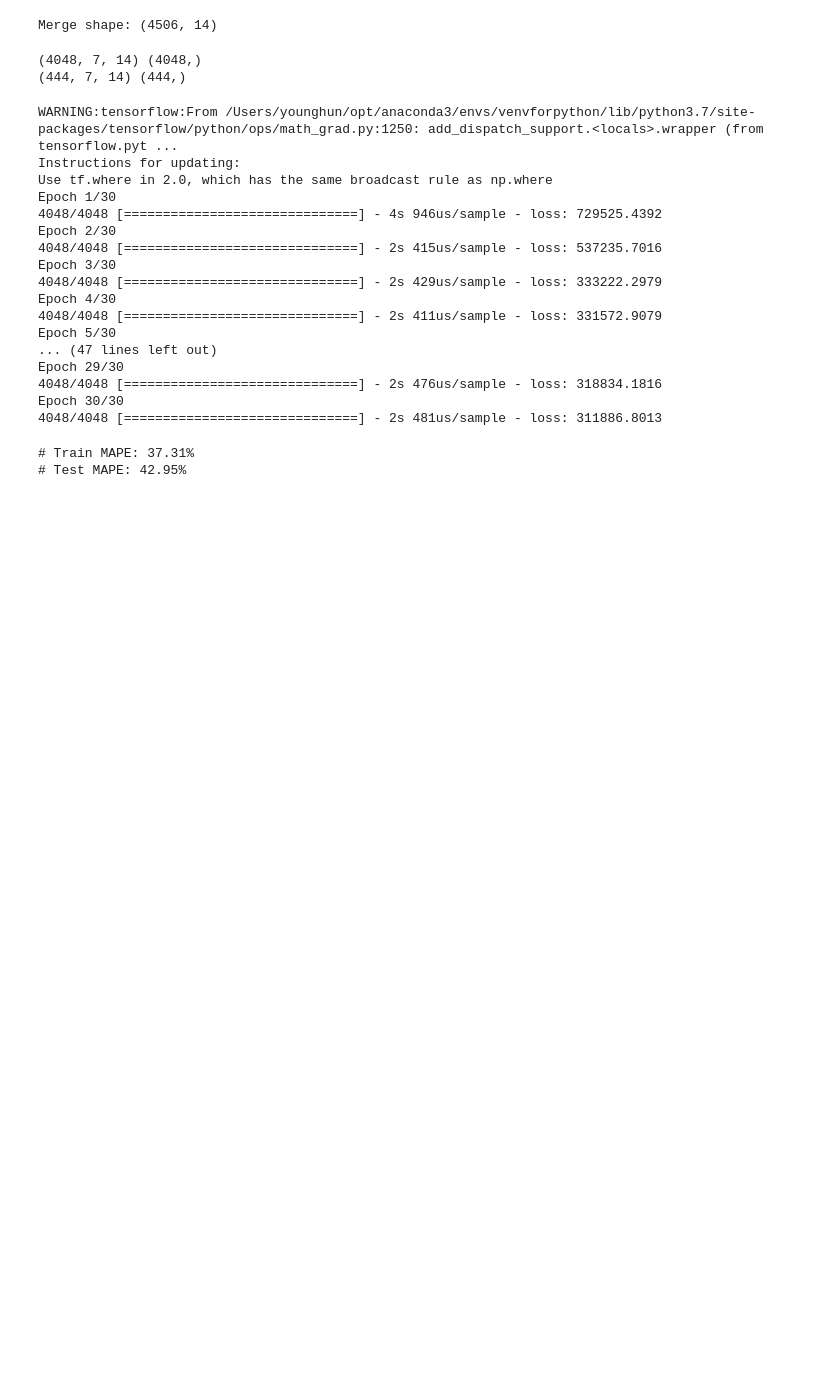
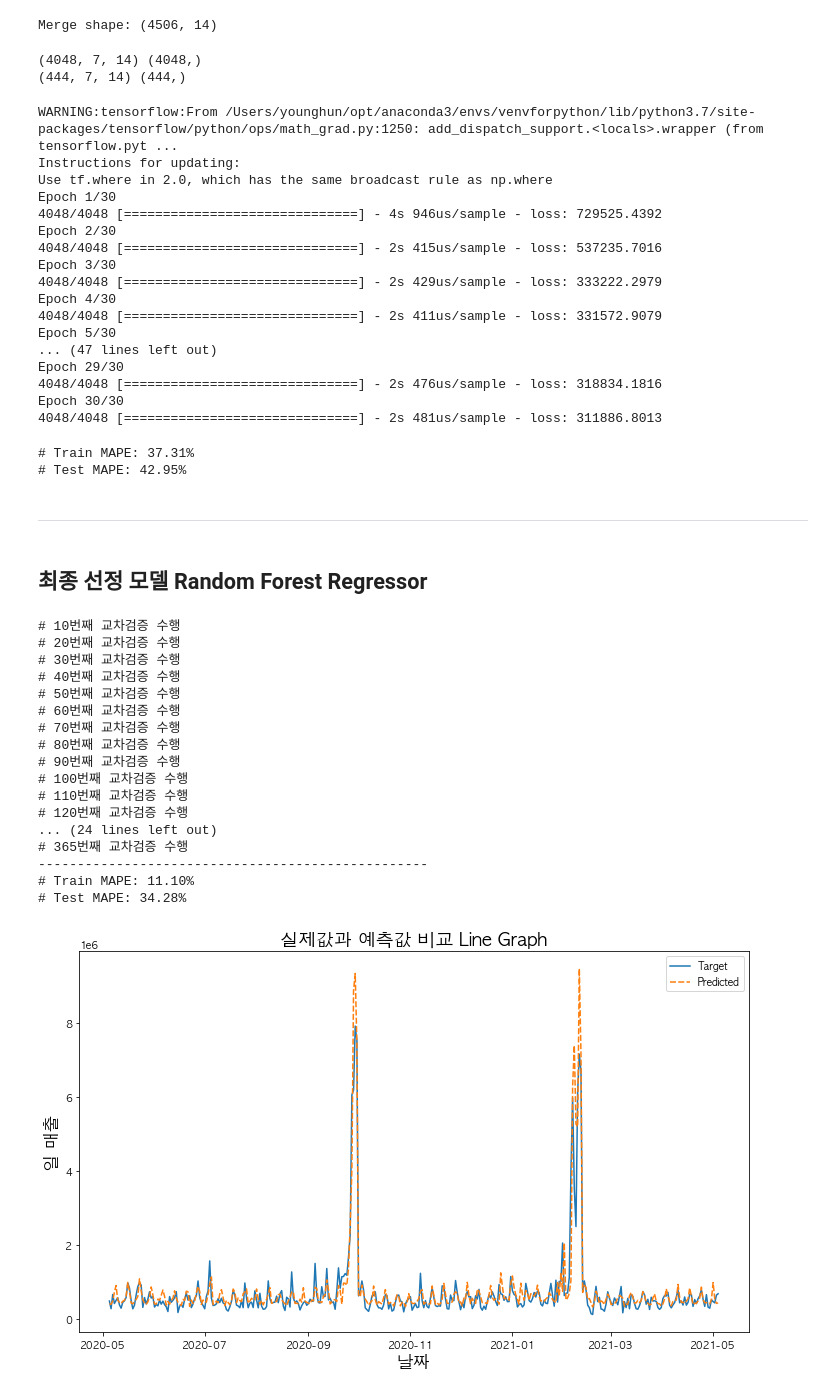
Before and after one commit to young-hun-jo/WoochuriService, a Jupyter notebook: jupyter/model/modeling(MAPE_metric).ipynb, the cells around one changed output. Drawn from its saved outputs; the diff is of its cells as text; code cells hidden in the pictures; blank space fills up the shorter version.

```diff
--- a/jupyter/model/modeling(MAPE_metric).ipynb
+++ b/jupyter/model/modeling(MAPE_metric).ipynb
@@ -1146,3 +1147,33 @@ print(f'# Test MAPE:{TEST_MAPE*100: .2f}%')
 # %% [output]
 # Train MAPE: 37.31%
 # Test MAPE: 42.95%
+# %% [markdown]
+---
+# %% [markdown]
+## 최종 선정 모델 Random Forest Regressor
+# %%
+from sklearn.ensemble import RandomForestRegressor
+
+rf_reg = RandomForestRegressor(n_estimators=100, min_samples_split=2)
+
+test_df = evaluate_cv_predict(dataset=dataset,
+                              regressor=rf_reg)
+# %% [output]
+# 10번째 교차검증 수행
+# 20번째 교차검증 수행
+# 30번째 교차검증 수행
+# 40번째 교차검증 수행
+# 50번째 교차검증 수행
+# 60번째 교차검증 수행
+# 70번째 교차검증 수행
+# 80번째 교차검증 수행
+# 90번째 교차검증 수행
+# 100번째 교차검증 수행
+# 110번째 교차검증 수행
+# 120번째 교차검증 수행
+... (24 lines left out)
+# 365번째 교차검증 수행
+--------------------------------------------------
+# Train MAPE: 11.10%
+# Test MAPE: 34.28%
+[figure, added]
```
Also changed, not shown: parts of 3 cells of this notebook.
